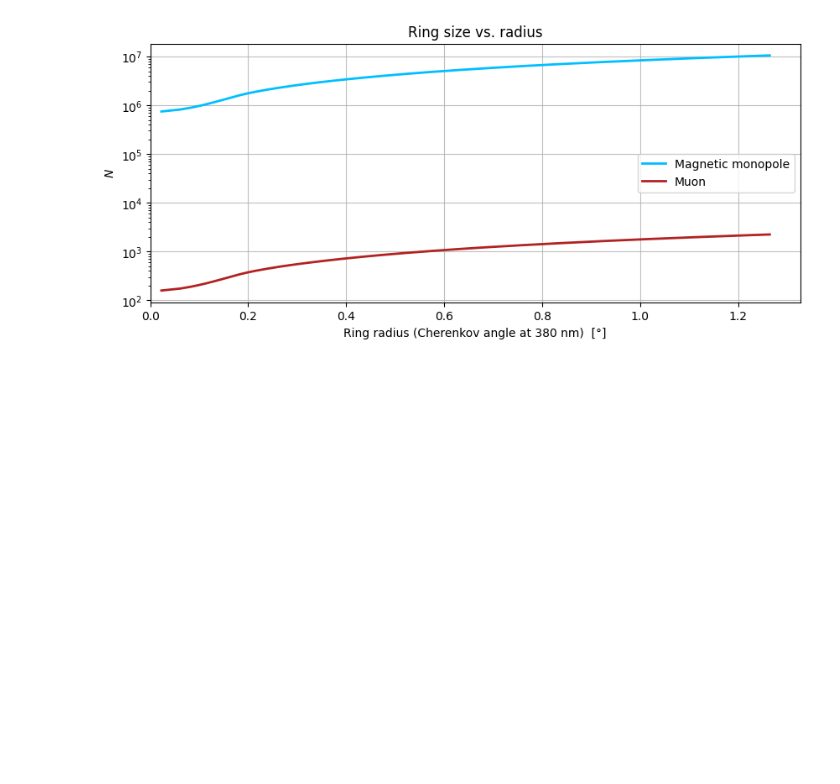
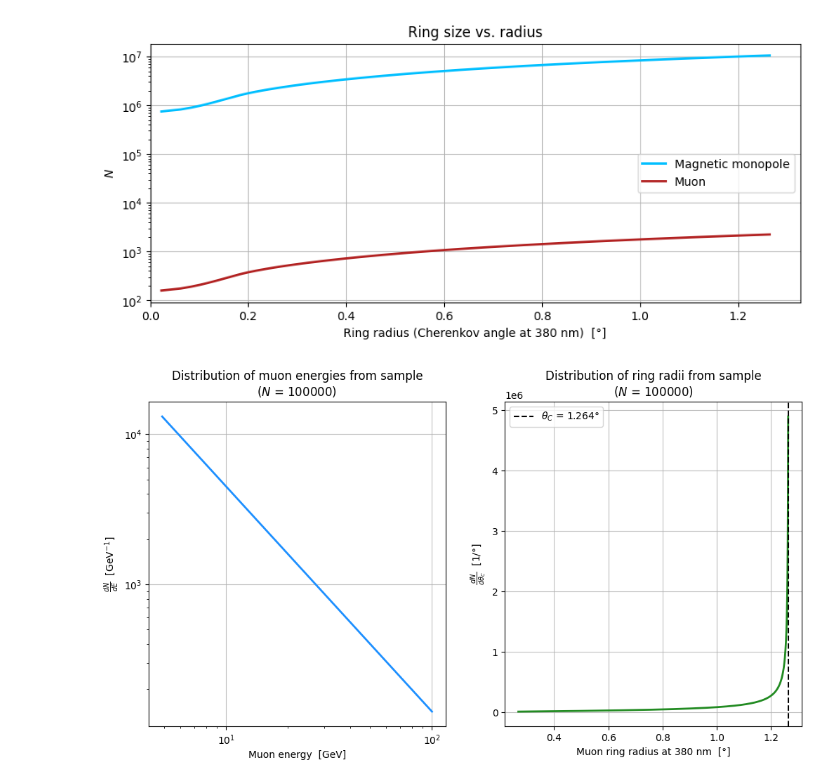
Before and after one commit to leandrorizk/magnetic_monopoles, a Jupyter notebook: muons/muon_detection.ipynb, the cells around one changed output. Drawn from its saved outputs; the diff is of its cells as text; code cells hidden in the pictures; blank space fills up the shorter version.

Commit message:
Add Cherenkov angle distribution analysis

```diff
--- a/muons/muon_detection.ipynb
+++ b/muons/muon_detection.ipynb
@@ -515,3 +534,52 @@ plt.legend(loc='center right')
 plt.show()
 # %% [output]
 [figure]
+# %%
+# Suppose a sample of 100,000 muons between 4.9 GeV and 100 GeV, with index -1.5
+
+N_tot = 1e5
+E_min = 4.9 * u.GeV.to(u.J)  # J
+E_max = 100 * u.GeV.to(u.J)  # J
+index = -1.5
+
+sample_muon_E = np.logspace(np.log10(E_min), np.log10(E_max), 10000)
+
+reference_n = n_air(optimal_wvl)
+asymptotic_theta = get_cherenkov_angle(beta=1, n=reference_n)
+sample_thetas = np.linspace(
+    get_cherenkov_angle(beta=get_beta(E_min, m=muon_mass), n=reference_n),
+    get_cherenkov_angle(beta=get_beta(E_max, m=muon_mass), n=reference_n),
+    10000
+)
+# %%
+fig = plt.figure(figsize=(12, 6))
+
+ax1 = fig.add_subplot(121)
+
+ax1.plot(sample_muon_E * u.J.to(u.GeV), dNdE(sample_muon_E, N_tot, E_min, E_max, index) * (u.J**-1).to(u.GeV**-1),
+         c='dodgerblue', lw=2)
+
+ax1.set_xscale('log')
+ax1.set_yscale('log')
+
+ax1.grid(alpha=0.8)
+ax1.set_title('Distribution of muon energies from sample\n' + r'($N$ = {})'.format(int(N_tot)))
+ax1.set_xlabel('Muon energy  [GeV]')
+ax1.set_ylabel(r'$\frac{dN}{dE}$  [GeV$^{-1}$]')
+
+ax2 = fig.add_subplot(122)
+
+ax2.plot(sample_thetas / np.pi * 180, dNdtheta(sample_thetas, N_tot, E_min, E_max, index, n=reference_n, m=muon_mass) * np.pi / 180,
+         c='forestgreen', lw=2)
+ax2.axvline(asymptotic_theta / np.pi * 180, label=r'$\theta_C$ = ' + str(round(asymptotic_theta / np.pi * 180, 3)) + '°',
+            c='black', lw=1.5, ls='--')
+
+ax2.grid(alpha=0.8)
+ax2.legend()
+ax2.set_title('Distribution of ring radii from sample\n' + r'($N$ = {})'.format(int(N_tot)))
+ax2.set_xlabel('Muon ring radius at {} nm  [°]'.format(int(optimal_wvl * 1e9)))
+ax2.set_ylabel(r'$\frac{dN}{d\theta_C}$  [1/°]')
+
+plt.show()
+# %% [output]
+[figure, added]
```
Also changed, not shown: parts of 2 cells of this notebook.
